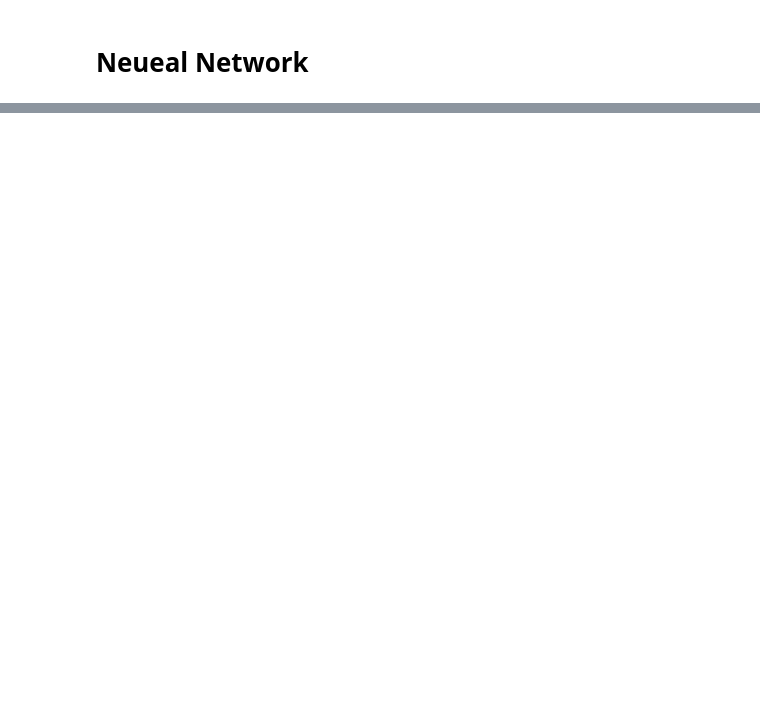
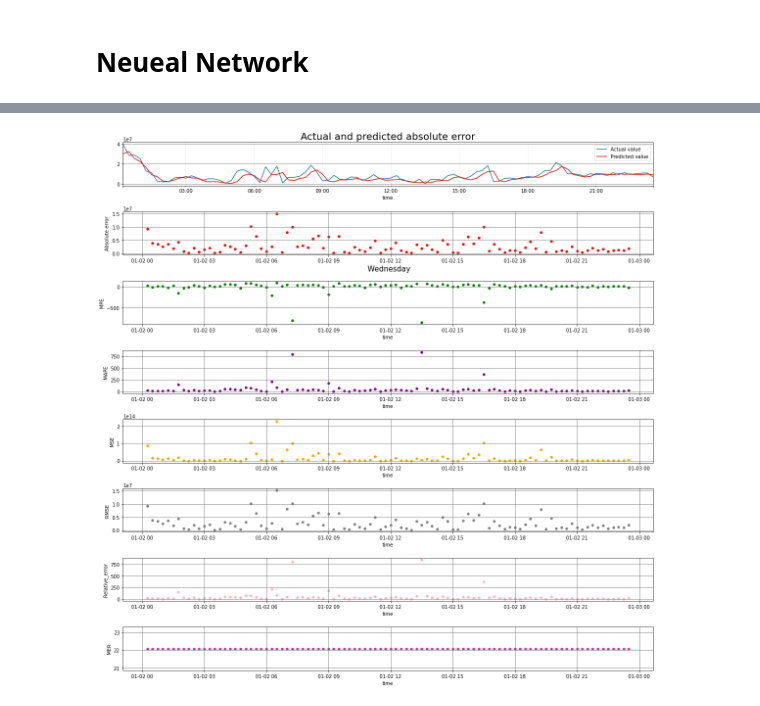
Before and after one commit to ghiathnj/impacket, a Jupyter notebook: 21_10_22.ipynb, the cells around one changed output, grey strips where cells are left out. Cells and saved outputs as stored; diff of their text form; code cells hidden in the pictures; blank space fills up the shorter version.

```diff
--- a/21_10_22.ipynb
+++ b/21_10_22.ipynb
@@ -357,0 +669,48 @@ Name: relative_error, dtype: float64
+# %%
+#merged[merged.time>='2019-12-23 00:00:00' and merged.time<='2019-12-23 23:59:00']
+df2 = merged[(merged['time'] > "2019-01-02 00:00:00") & (merged['time'] < "2019-01-02 23:45:00")]
+#Visualization
+from enum import auto
+df2=df2.set_index('time')
+#merged=merged.reset_index()
+for date, d in df2.groupby(df2['Dates']):
+  fig, axes = plt.subplots(nrows=8, ncols=1,figsize=(16,16))
+  ax1 = d['d_abs'].plot(legend=True,linestyle = '-',label='Actual value',ax=axes[0])
+  ax1 = d['y_preds'].plot(color='red',legend=True,style='-',label='Predicted value',ax=axes[0])
+  ax1.legend(loc='upper right')
+  ax1.set_title('Actual and predicted absolute error',  fontsize=20)
+  ax1.grid(b=True, which='major', color='#666666', linestyle='-')
+  ax1.grid(b=True, which='minor', color='#999999', linestyle='-',alpha=0.2)
+  ax2=sns.scatterplot(data=d,x = d.index,y=d['Absolute error'],ax=axes[1], color='red')
+  ax3=sns.scatterplot(data=d,x = d.index,y=d['MPE'],ax=axes[2], color='green')
+  ax4=sns.scatterplot(data=d,x = d.index,y=d['MAPE'],ax=axes[3], color='purple')
+  ax5=sns.scatterplot(data=d,x = d.index,y=d['MSE'],ax=axes[4], color='orange')
+  ax6=sns.scatterplot(data=d,x = d.index,y=d['RMSE'],ax=axes[5], color='grey')
+  ax7=sns.scatterplot(data=d,x = d.index,y=d['Relative_error'],ax=axes[6], color='lightpink')
+  ax8=sns.scatterplot(data=d,x = d.index,y=d['MER'],ax=axes[7], color='deeppink')
+  #ax2.set_ylabel('Absolute error')
+  #ax2.set_title('Absolute error for each datapoint in a day ',  fontsize=20)
+  ax2.set_xlabel(f",{d['Day'].values[0]}".replace(',', ' '),fontsize=15)
+  ax2.set_xlabel(f",{d['Day'].values[0]}".replace(',', ' '),fontsize=15)
+  ax1.legend(loc='upper right')
+  ax2.grid(b=True, which='major', color='#666666', linestyle='-')
+  ax3.grid(b=True, which='major', color='#666666', linestyle='-')
+  ax4.grid(b=True, which='major', color='#666666', linestyle='-')
+  ax5.grid(b=True, which='major', color='#666666', linestyle='-')
+  ax6.grid(b=True, which='major', color='#666666', linestyle='-')
+  ax7.grid(b=True, which='major', color='#666666', linestyle='-')
+  ax8.grid(b=True, which='major', color='#666666', linestyle='-')
+  ax2.grid(b=True, which='minor', color='#999999', linestyle='-',alpha=0.2)
+  ax3.grid(b=True, which='minor', color='#999999', linestyle='-',alpha=0.2)
+  ax4.grid(b=True, which='minor', color='#999999', linestyle='-',alpha=0.2)
+  ax5.grid(b=True, which='minor', color='#999999', linestyle='-',alpha=0.2)
+  ax6.grid(b=True, which='minor', color='#999999', linestyle='-',alpha=0.2)
+  ax7.grid(b=True, which='minor', color='#999999', linestyle='-',alpha=0.2)
+  ax8.grid(b=True, which='minor', color='#999999', linestyle='-',alpha=0.2)
+  plt.tight_layout()
+  plt.xlim=auto
+  plt.ylim=auto
+  ax1.xlim=auto
+  ax2.ylim=auto
+# %% [output]
+[figure, added]
```
Also changed, not shown: parts of 41 cells of this notebook.
